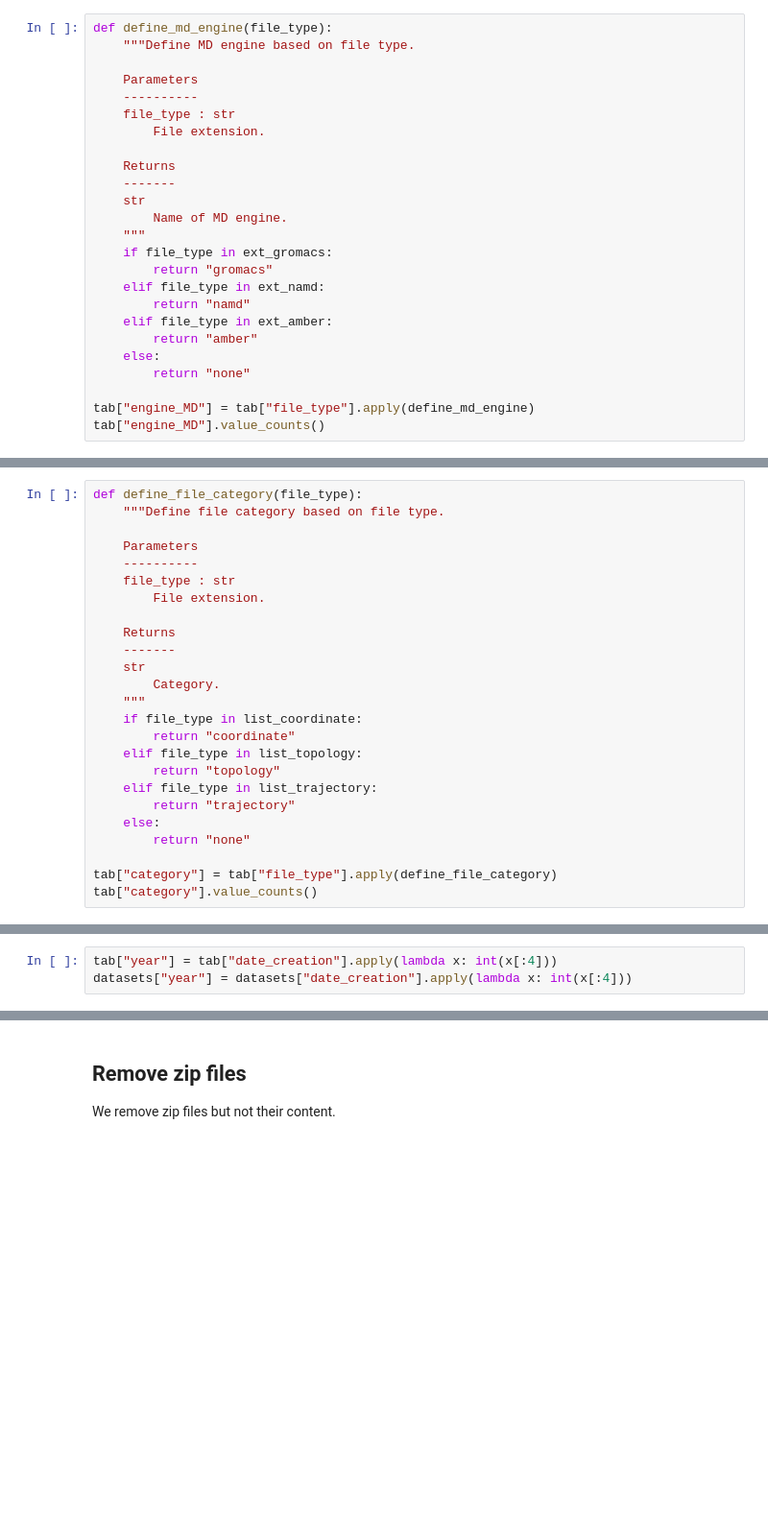
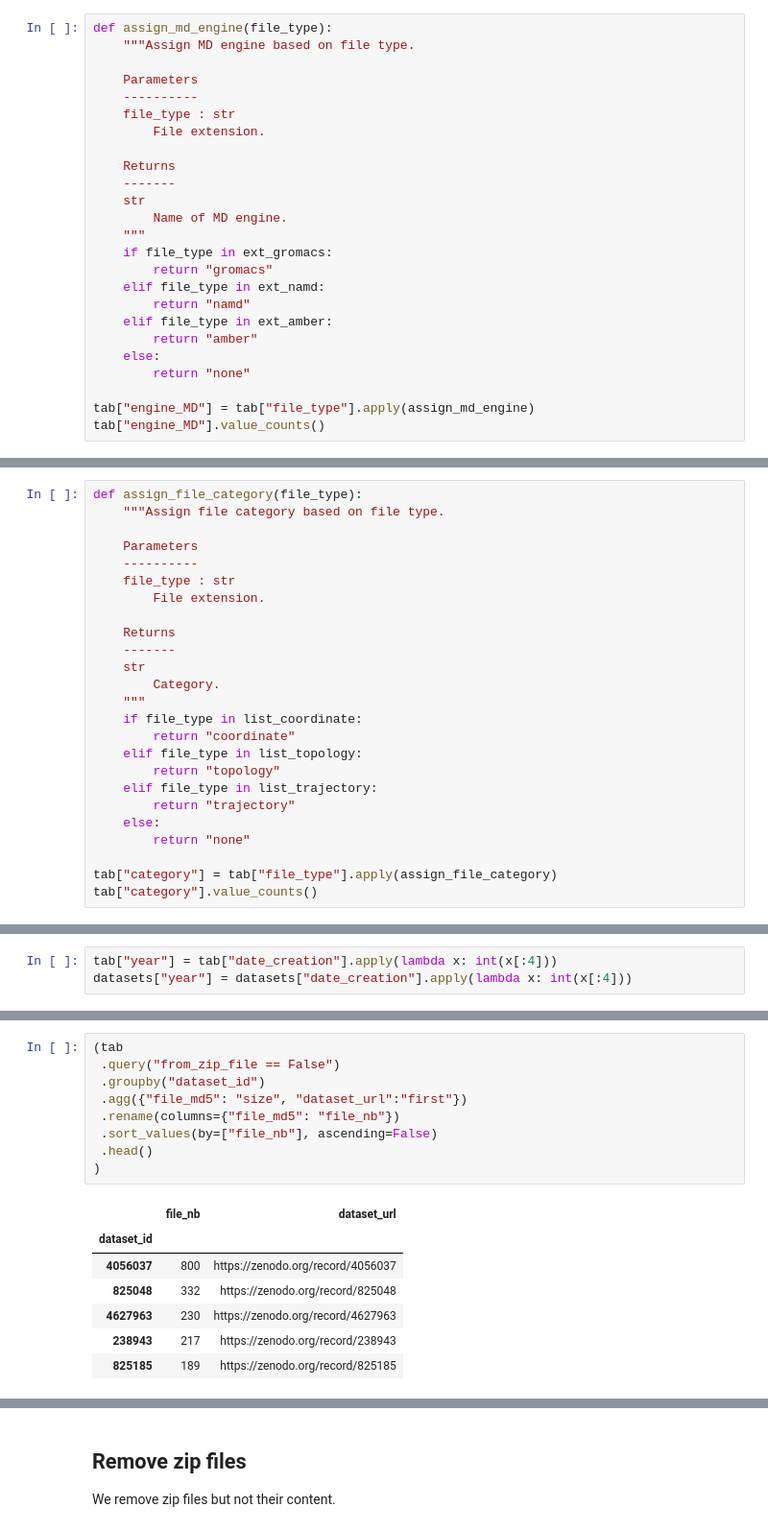
Before and after one commit to MDverse/mdws, a Jupyter notebook: notebooks/analyze_zenodo.ipynb, the cells around one changed output, grey strips where cells are left out. Shown at 96% size. Drawn from its saved outputs; the diff is of its cells as text; blank space fills up the shorter version.

```diff
--- a/notebooks/analyze_zenodo.ipynb
+++ b/notebooks/analyze_zenodo.ipynb
@@ -114,6 +133,6 @@ Average number of keywords per dataset: 2.36
 # %%
-def define_md_engine(file_type):
-    """Define MD engine based on file type.
+def assign_md_engine(file_type):
+    """Assign MD engine based on file type.
 
     Parameters
     ----------
@@ -134,7 +153,7 @@ def define_md_engine(file_type):
     else:
         return "none"
 
-tab["engine_MD"] = tab["file_type"].apply(define_md_engine)
+tab["engine_MD"] = tab["file_type"].apply(assign_md_engine)
 tab["engine_MD"].value_counts()
 # %% [output]
 none       62206
@@ -147,6 +166,6 @@ Name: engine_MD, dtype: int64
 # %%
-def define_file_category(file_type):
-    """Define file category based on file type.
+def assign_file_category(file_type):
+    """Assign file category based on file type.
 
     Parameters
     ----------
@@ -167,7 +186,7 @@ def define_file_category(file_type):
     else:
         return "none"
 
-tab["category"] = tab["file_type"].apply(define_file_category)
+tab["category"] = tab["file_type"].apply(assign_file_category)
 tab["category"].value_counts()
 # %% [output]
 none          62206
@@ -182,0 +222,17 @@ datasets["year"] = datasets["date_creation"].apply(lambda x: int(x[:4]))
+# %%
+(tab
+ .query("from_zip_file == False")
+ .groupby("dataset_id")
+ .agg({"file_md5": "size", "dataset_url":"first"})
+ .rename(columns={"file_md5": "file_nb"})
+ .sort_values(by=["file_nb"], ascending=False)
+ .head()
+)
+# %% [output]
+|  | file_nb | dataset_url |
+| dataset_id |  |  |
+| 4056037 | 800 | https://zenodo.org/record/4056037 |
+| 825048 | 332 | https://zenodo.org/record/825048 |
+| 4627963 | 230 | https://zenodo.org/record/4627963 |
+| 238943 | 217 | https://zenodo.org/record/238943 |
+| 825185 | 189 | https://zenodo.org/record/825185 |
```
Also changed, not shown: parts of 17 cells of this notebook.
